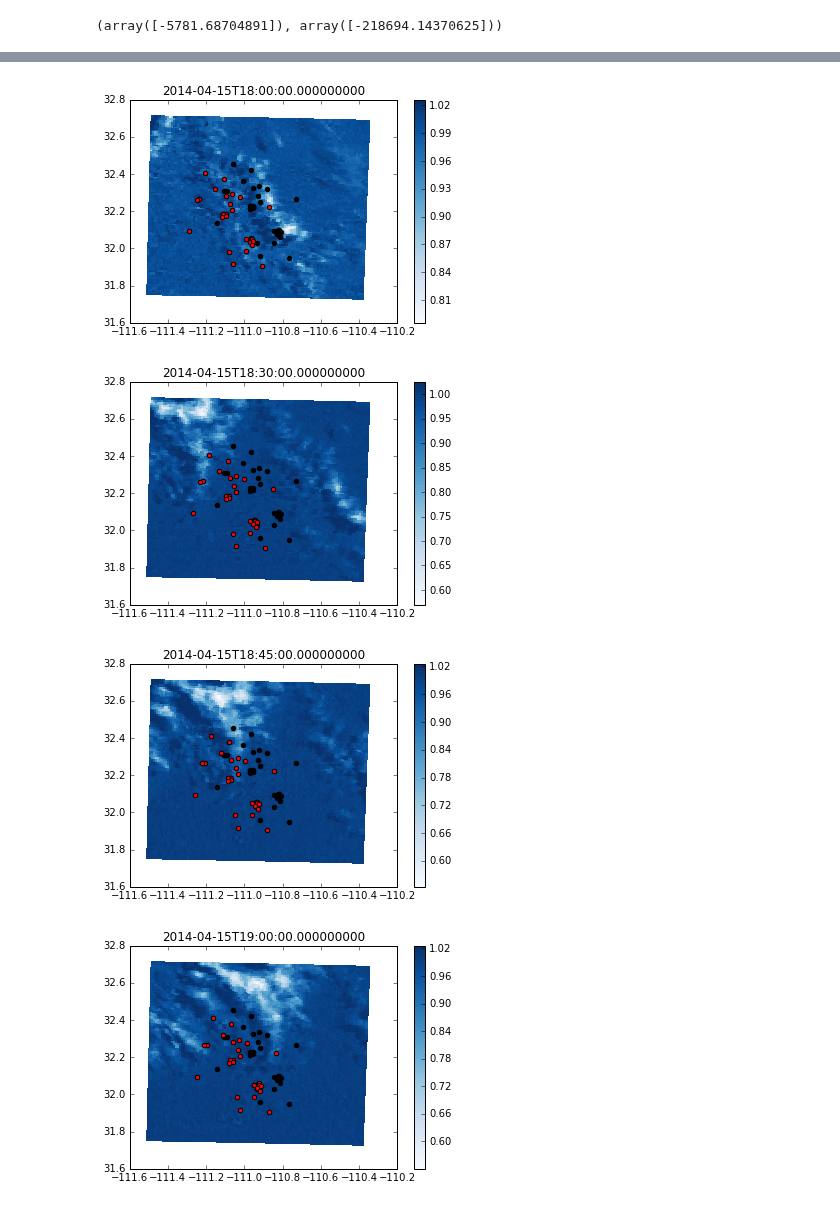
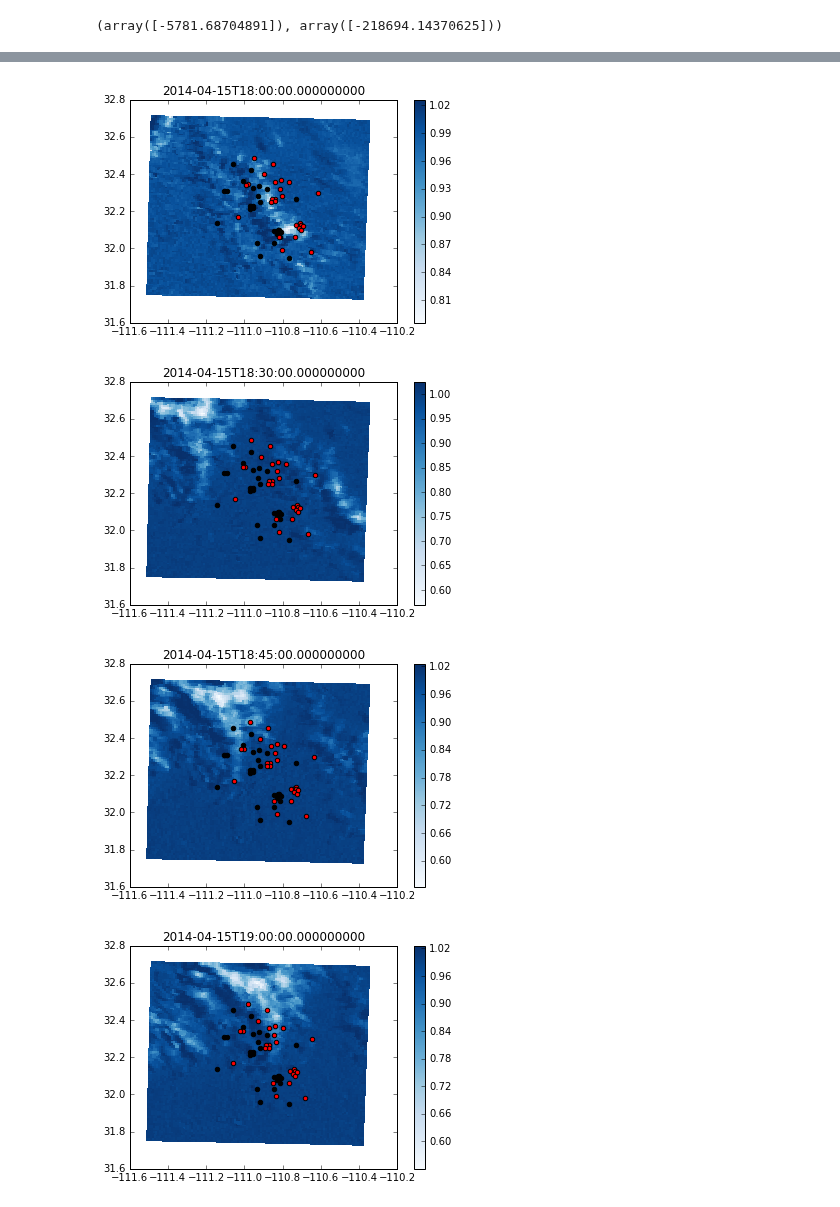
Before and after one commit to travisMharty/letkf_forecasting, a Jupyter notebook: inspect_parallax.ipynb, the cells around one changed output, grey strips where cells are left out. Saved outputs shown, nothing was run; the diff lists cells and outputs as text; code cells hidden in the pictures.

```diff
--- a/inspect_parallax.ipynb
+++ b/inspect_parallax.ipynb
@@ -20,7 +20,7 @@ sat_15 = xr.open_dataset('/home/travis/python_code/letkf_forecasting/sat_15_good
 wind_15 = xr.open_dataset('/home/travis/python_code/forecasting/current_data/wind_15_crop.nc')
 wind_15_smooth = xr.open_dataset('/home/travis/python_code/letkf_forecasting/wind_15_smooth.nc')
 wind_15_ave = xr.open_dataset('/home/travis/python_code/letkf_forecasting/wind_15_ave.nc')
-sensor_CI = pd.read_hdf('/home/travis/python_code/letkf_forecasting/sensor_CI.h5')
+sensor_CI = pd.read_hdf('/home/travis/python_code/letkf_forecasting/data/sensor_CI.h5')
 sensor_loc = pd.read_hdf('/home/travis/python_code/forecasting/current_data/sensor_loc.h5')
 # %%
 sensor_data = pd.read_hdf('/home/travis/python_code/forecasting/current_data/sensor_data.h5')
@@ -85,9 +85,9 @@ tus = pv.location.Location(32.2, -111, 'US/Arizona', 700,'Tucson')
 start_time = '2014-04-15 11:00:00' #11:00:00 is not a bad start
 end_time = '2014-04-15 14:30:00' #Gets boring shortly after 14:00:00
 
-min_cloud_height = 1000
-max_cloud_height = 25000
-number = 500
+min_cloud_height = 1000 #1000
+max_cloud_height = 15000 #25000
+number = 100
 cloud_height_range = np.linspace(min_cloud_height, max_cloud_height, number)
 
 sat_error = np.ones([12, 5, number])*np.nan # 12 is number of images
@@ -149,35 +145,29 @@ plt.legend(['oi_error', 'sat_error'], loc='upper center')
-# %%
-plt.figure()
-plt.plot(cloud_height_range, oi_error.mean(axis=0).mean(axis=0))
-min_height_index = (sat_error**2).mean(axis=0).mean(axis=0).argmin()
-min_height = cloud_height_range[min_height_index]
-print(min_height)
 # %%
 time_range = pd.to_datetime(time_range).tz_localize('UTC').tz_convert('MST')
 # %%
 faction = .3
 center = round(domain_shape[0]/2)
 shift = round(domain_shape[0]*faction/2)
 this_slice = slice(int(center - shift), int(center + shift))
 these_lat_corrections = lat_corrections[:, min_height_index]
 these_lon_corrections = lon_corrections[:, min_height_index]
 plt_lons = lons.reshape(domain_shape)[this_slice, this_slice]
 plt_lats = lats.reshape(domain_shape)[this_slice, this_slice ]
 for time_index in range(time_range.size):
     time = time_range[time_index]
 
     plt.figure()
     plt.title(time)
     im = plt.pcolormesh(plt_lons, plt_lats,
                    csi_15.ix[time].reshape(domain_shape)[this_slice, this_slice ],
                    cmap='Blues')
     plt.colorbar(im)
     plt.scatter(sensor_loc['lon'], sensor_loc['lat'], c='k')
-    plt.scatter(sensor_loc['lon'] + lon_corrections[time_index, min_height_index],
-                sensor_loc['lat'] + lat_corrections[time_index, min_height_index],
+    plt.scatter(sensor_loc['lon'] - lon_corrections[time_index, min_height_index],
+                sensor_loc['lat'] - lat_corrections[time_index, min_height_index],
                 c='r')
 # %% [output]
-[figure, old version]
+[figure, new version]
-[figure, old version]
+[figure, new version]
-[figure, old version]
+[figure, new version]
-[figure, old version]
+[figure, new version]
```
Also changed, not shown: parts of 4 cells of this notebook.
